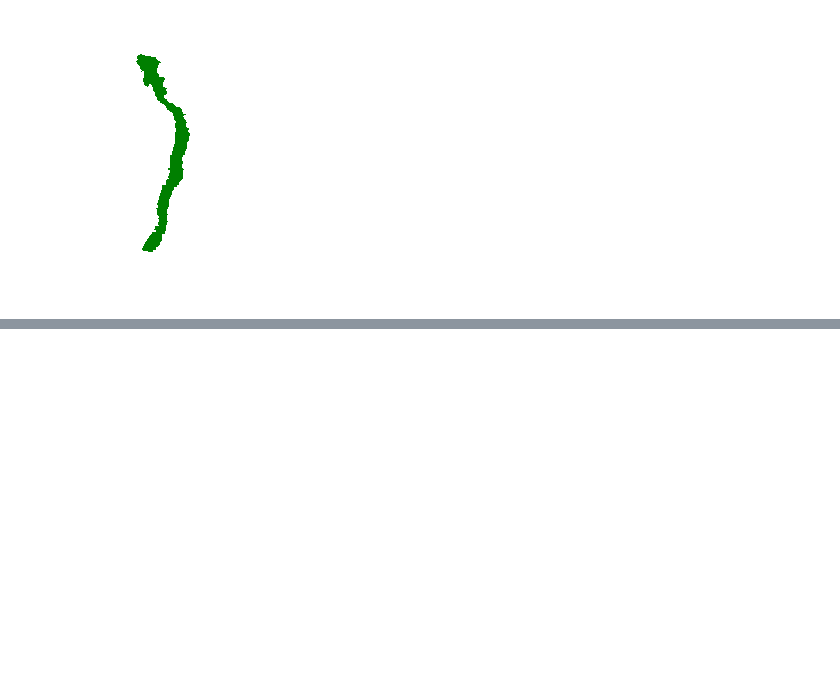
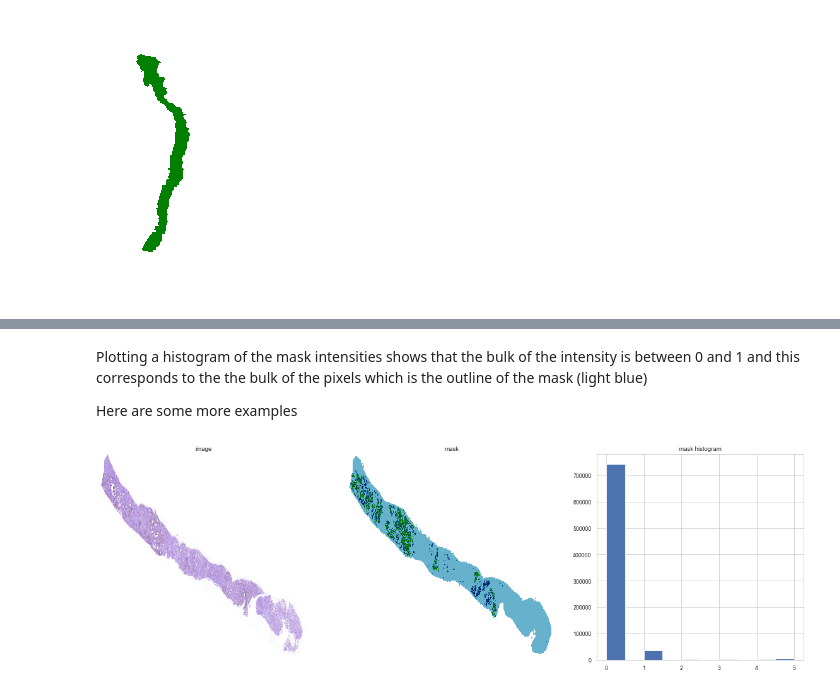
Before and after one commit to asvcode/MedicalImaging, a Jupyter notebook: _notebooks/2020-06-25-Selective-Mask.ipynb, the cells around one changed output, grey strips where cells are left out. Saved outputs shown, nothing was run; the diff lists cells and outputs as text; code cells hidden in the pictures; blank space fills up the shorter version.

```diff
--- a/_notebooks/2020-06-25-Selective-Mask.ipynb
+++ b/_notebooks/2020-06-25-Selective-Mask.ipynb
@@ -81,0 +100,8 @@ view_image(mask, '0005f7aaab2800f6170c399693a96917')
+# %% [markdown]
+Plotting a histogram of the mask intensities shows that the bulk of the intensity is between 0 and 1 and this corresponds to the the bulk of the pixels which is the outline of the mask (light blue)
+
+Here are some more examples
+# %%
+view_images(train, mask, '0d3159cd1b2495cc82637ececf63ed41')
+# %% [output]
+[figure, added]
```
Also changed, not shown: parts of 5 cells of this notebook.
